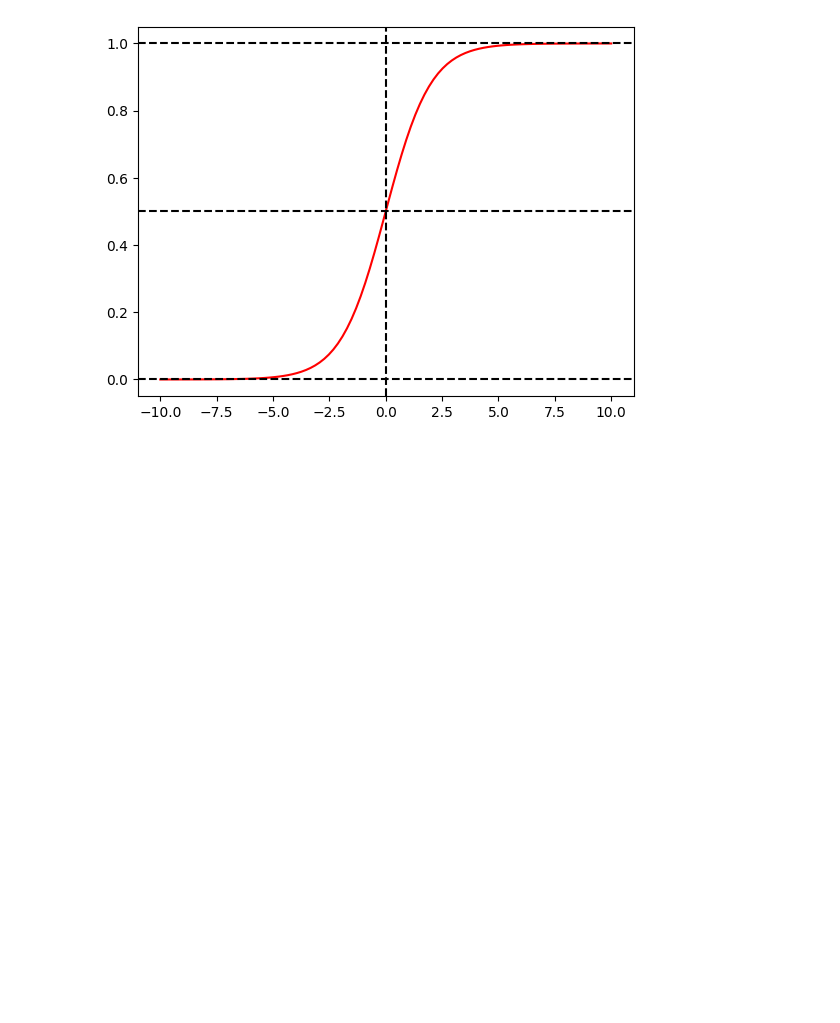
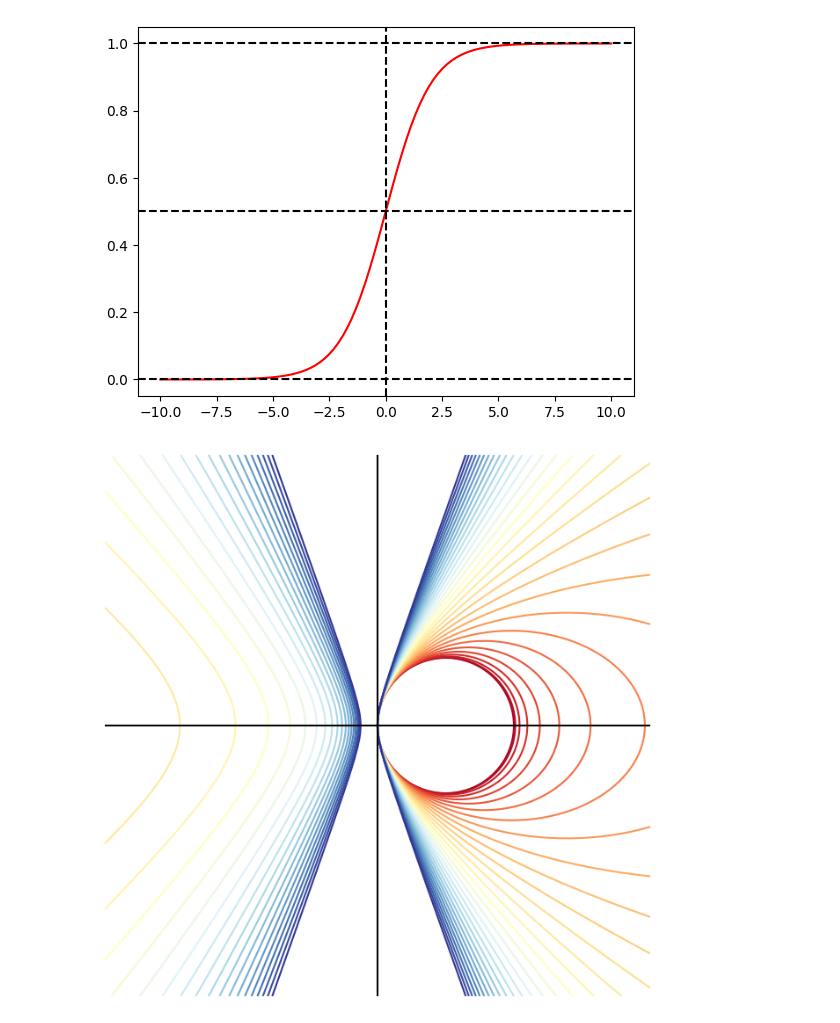
Before and after one commit to Xiaoxiao1990/AIGC, a Jupyter notebook: python/numpy/numpy_tutorials_point.ipynb, the cells around one changed output. Drawn from its saved outputs; the diff is of its cells as text; code cells hidden in the pictures; blank space fills up the shorter version.

```diff
--- a/python/numpy/numpy_tutorials_point.ipynb
+++ b/python/numpy/numpy_tutorials_point.ipynb
@@ -36,3 +36,53 @@ plt.axhline(y=0.5, c="k", linestyle="--")
 # %% [output]
 <matplotlib.lines.Line2D at 0x...>
 [figure]
+# %%
+###############
+# Authored by Weisheng Jiang
+# Book 3  |  From Basic Arithmetic to Machine Learning
+# Published and copyrighted by Tsinghua University Press
+# Beijing, China, 2022
+###############
+
+# Bk3_Ch9_01
+
+import matplotlib.pyplot as plt
+import numpy as np
+import matplotlib.patches as patches
+
+x = np.linspace(-4,4,num = 201)
+y = np.linspace(-4,4,num = 201)
+m = 1
+n = 1.5
+
+xx,yy = np.meshgrid(x,y);
+
+e_array = np.linspace(0,3,num = 31)
+
+fig, ax = plt.subplots(figsize=(8, 8))
+
+colors = plt.cm.RdYlBu(np.linspace(0,1,len(e_array)))
+
+for i in range(0,len(e_array)):
+
+    e = e_array[i]
+
+    ellipse = yy**2 - (e**2 - 1)*xx**2 - 2*xx;
+
+    color_code = colors[i,:].tolist()
+
+    plt.contour(xx,yy,ellipse,levels = [0], colors = [color_code])
+
+plt.axvline(x = 0, color = 'k', linestyle = '-')
+plt.axhline(y = 0, color = 'k', linestyle = '-')
+ax.set_xticks([])
+ax.set_yticks([])
+ax.set_xlim([-4,4])
+ax.set_ylim([-4,4])
+
+ax.spines['top'].set_visible(False)
+ax.spines['right'].set_visible(False)
+ax.spines['bottom'].set_visible(False)
+ax.spines['left'].set_visible(False)
+# %% [output]
+[figure, added]
```
Also changed, not shown: 2 other files.
